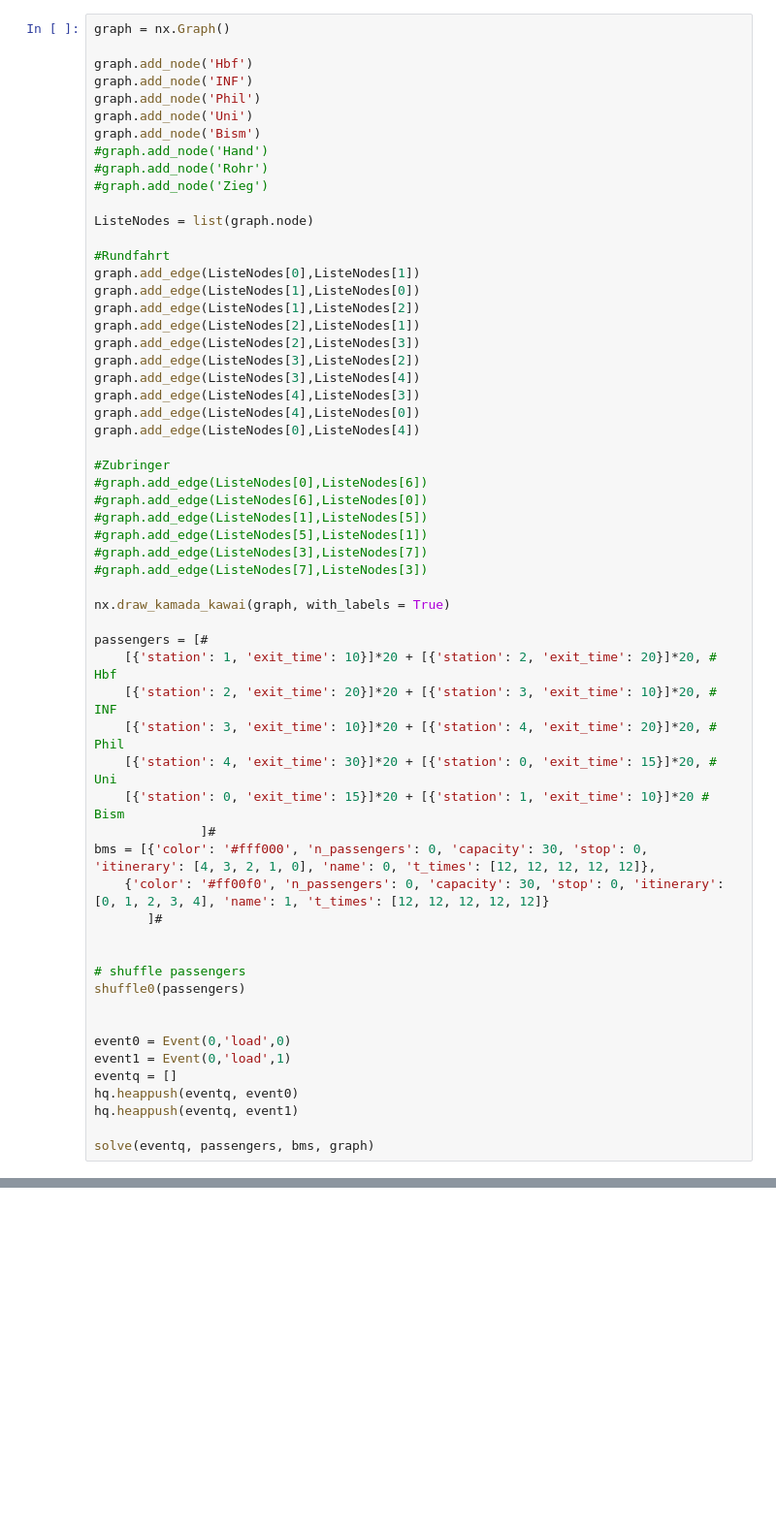
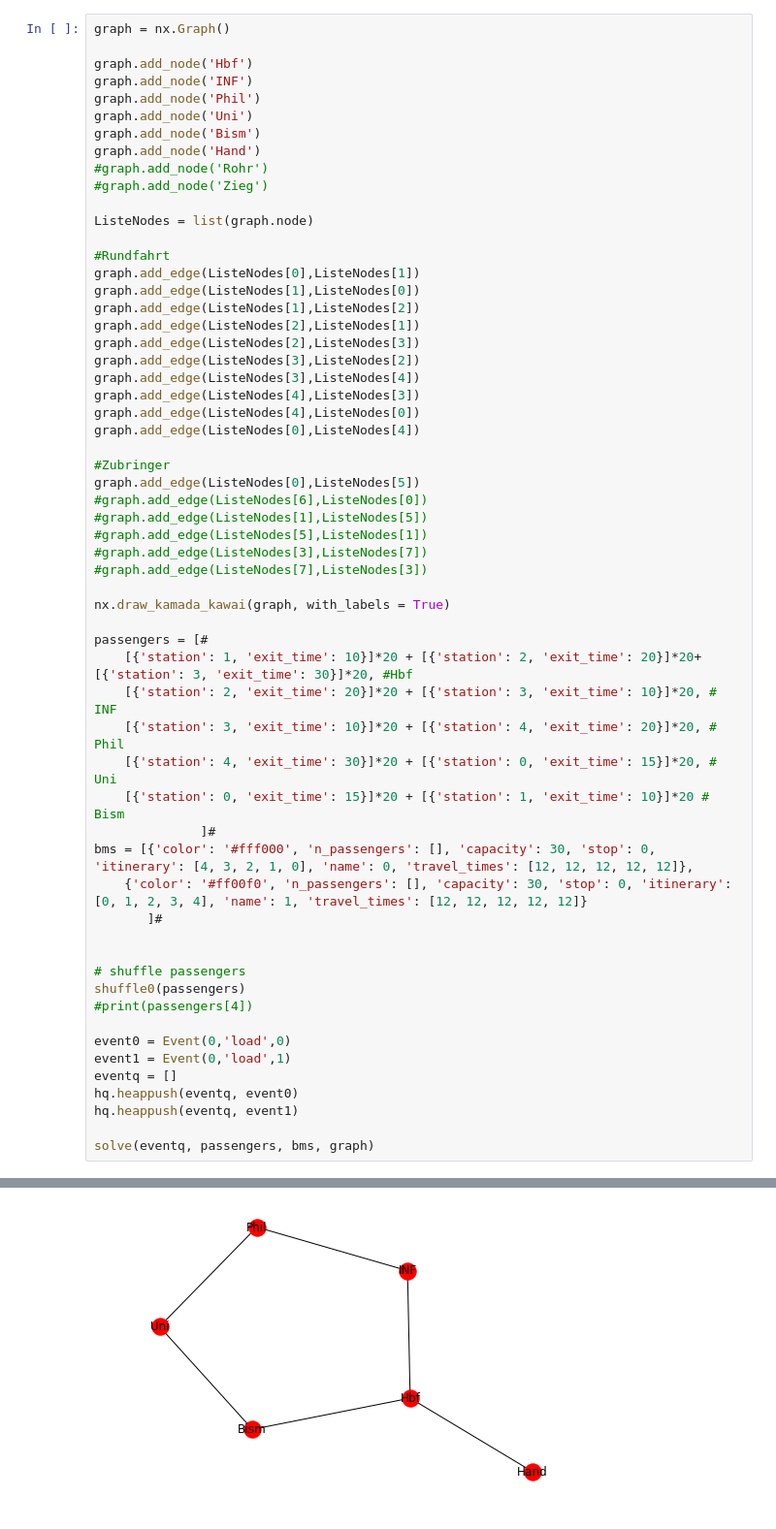
Before and after one commit to phips0/model, a Jupyter notebook: projekt.ipynb, the cells around one changed output, grey strips where cells are left out. Shown: that part at 97% size. Cells and saved outputs as stored; diff of their text form; blank space fills up the shorter version.

```diff
--- a/projekt.ipynb
+++ b/projekt.ipynb
@@ -77,7 +97,7 @@ graph.add_node('INF')
 graph.add_node('Phil')
 graph.add_node('Uni')
 graph.add_node('Bism')
-#graph.add_node('Hand')
+graph.add_node('Hand')
 #graph.add_node('Rohr')
 #graph.add_node('Zieg')
 
@@ -96,7 +116,7 @@ graph.add_edge(ListeNodes[4],ListeNodes[0])
 graph.add_edge(ListeNodes[0],ListeNodes[4])
 
 #Zubringer
-#graph.add_edge(ListeNodes[0],ListeNodes[6])
+graph.add_edge(ListeNodes[0],ListeNodes[5])
 #graph.add_edge(ListeNodes[6],ListeNodes[0])
 #graph.add_edge(ListeNodes[1],ListeNodes[5])
 #graph.add_edge(ListeNodes[5],ListeNodes[1])
@@ -106,20 +126,20 @@ graph.add_edge(ListeNodes[0],ListeNodes[4])
 nx.draw_kamada_kawai(graph, with_labels = True)
 
 passengers = [#
-    [{'station': 1, 'exit_time': 10}]*20 + [{'station': 2, 'exit_time': 20}]*20, # Hbf
+    [{'station': 1, 'exit_time': 10}]*20 + [{'station': 2, 'exit_time': 20}]*20+ [{'station': 3, 'exit_time': 30}]*20, #Hbf
     [{'station': 2, 'exit_time': 20}]*20 + [{'station': 3, 'exit_time': 10}]*20, # INF
     [{'station': 3, 'exit_time': 10}]*20 + [{'station': 4, 'exit_time': 20}]*20, # Phil
     [{'station': 4, 'exit_time': 30}]*20 + [{'station': 0, 'exit_time': 15}]*20, # Uni
     [{'station': 0, 'exit_time': 15}]*20 + [{'station': 1, 'exit_time': 10}]*20 # Bism
               ]#
-bms = [{'color': '#fff000', 'n_passengers': 0, 'capacity': 30, 'stop': 0, 'itinerary': [4, 3, 2, 1, 0], 'name': 0, 't_times': [12, 12, 12, 12, 12]},
-    {'color': '#ff00f0', 'n_passengers': 0, 'capacity': 30, 'stop': 0, 'itinerary': [0, 1, 2, 3, 4], 'name': 1, 't_times': [12, 12, 12, 12, 12]}
+bms = [{'color': '#fff000', 'n_passengers': [], 'capacity': 30, 'stop': 0, 'itinerary': [4, 3, 2, 1, 0], 'name': 0, 'travel_times': [12, 12, 12, 12, 12]},
+    {'color': '#ff00f0', 'n_passengers': [], 'capacity': 30, 'stop': 0, 'itinerary': [0, 1, 2, 3, 4], 'name': 1, 'travel_times': [12, 12, 12, 12, 12]}
        ]#
 
 
 # shuffle passengers
 shuffle0(passengers)
-
+#print(passengers[4])
 
 event0 = Event(0,'load',0)
 event1 = Event(0,'load',1)
@@ -128,3 +148,4 @@ hq.heappush(eventq, event0)
 hq.heappush(eventq, event1)
 
 solve(eventq, passengers, bms, graph)
+# %% [output]
@@ -130,0 +170 @@ solve(eventq, passengers, bms, graph)
+[figure, added]
```
Also changed, not shown: parts of 2 cells of this notebook, 2 other files.
